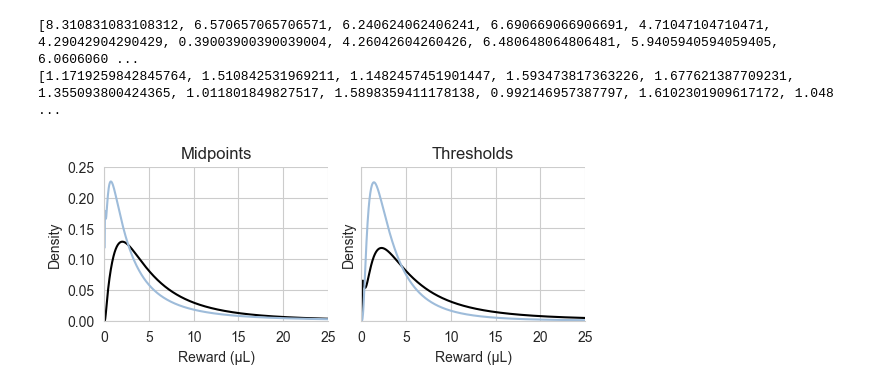
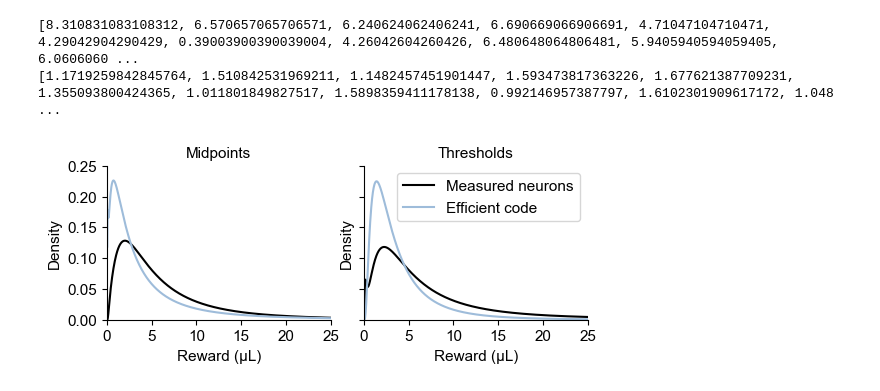
Before and after one commit to dongjae-kim/efficient-coding-dist-rl, a Jupyter notebook: Figures2.ipynb, the cells around one changed output. Cells and saved outputs as stored; diff of their text form; code cells hidden in the pictures.

```diff
--- a/Figures2.ipynb
+++ b/Figures2.ipynb
@@ -526,6 +526,12 @@ for i in range(len(neurons_all_)):
     _thresholds_constant.append(thresholds_constant[i])
     idx = np.argmin(np.abs(ec_moment.x - thresholds_constant[i]))
     _slopes_constant.append(first_derivative_sigmoid_func(ec_moment.x[idx],*neuorns_ps[i]))
+# %%
+
+import matplotlib as mpl
+mpl.style.use('default')
+plt.rcParams['font.family'] = 'Arial'
+plt.rcParams['font.size'] = 11
 # %%
 %matplotlib inline
 # scatter plot between _thresholds and _slopes
@@ -822,10 +829,19 @@ for i in range(len(ec_moment.neurons_)):
     # append ec_moment.x
     midpoints_models.append(ec_moment.x[idx])
 midpoints_models = np.array(midpoints_models)
+# %%
+import matplotlib as mpl
+mpl.style.use('default')
 # %%
 %matplotlib inline
+import matplotlib as mpl
+mpl.style.use('default')
+plt.rcParams['font.family'] = 'Arial'
+plt.rcParams['font.size'] = 11
 
 fig, ax = plt.subplots(1, 2, sharey=True, gridspec_kw={'wspace': 0.15})
+ax[0].grid(False)
+ax[1].grid(False)
 
 sigma = .8
 
@@ -838,6 +854,10 @@ ys = log_kde(midpoints_models, np.ones(39)/39, sigma, ec_moment.x[:8500])
 ax[0].plot(ec_moment.x[:8500], ys, color='#9ebcda')
 ax[0].set_xlim(0, 25)
 ax[0].set_ylim(0, .25)
+# set x ticks and y ticks
+ax[0].set_xticks([0, 5, 10, 15, 20, 25])
+ax[0].set_yticks([0, .05, .1, .15, .2, .25])
+
 ax[0].spines['right'].set_visible(False)
 ax[0].spines['top'].set_visible(False)
 
@@ -847,33 +867,38 @@ ys = log_kde(_thresholds, np.ones(39)/39,sigma, ec_moment.x[:8500])
 ax[1].plot(ec_moment.x[:8500], ys, color='k')
 xs = np.log(ec_moment.x[:8500])
 ys = log_kde(_thresholds_constant, np.ones(39)/39,sigma, ec_moment.x[:8500])
 ax[1].plot(ec_moment.x[:8500], ys, color='#9ebcda')
 ax[1].set_xlim(0, 25)
 ax[1].set_ylim(0, .25)
+ax[1].set_xticks([0, 5, 10, 15, 20, 25])
+ax[1].set_yticks([0, .05, .1, .15, .2, .25])
+
 ax[1].spines['right'].set_visible(False)
 ax[1].spines['top'].set_visible(False)
 # plt.plot(ec_moment.x[:8500], ys,color='#9ebcda')
 # ax.vlines(midpoints, 0, .012*np.ones(midpoints.shape),colors='#9ebcda')
 # ax.spines['right'].set_visible(False)
 # ax.spines['top'].set_visible(False)
 
 # proper size
 fig.set_figwidth(6.2)
 fig.set_figheight(2)
 # set x and y labels
 ax[0].set_xlabel('Reward (µL)')
 ax[0].set_ylabel('Density')
 ax[1].set_xlabel('Reward (µL)')
 ax[1].set_ylabel('Density')
 
 # set titles
-ax[0].set_title('Midpoints')
-ax[1].set_title('Thresholds')
+ax[0].set_title('Midpoints', fontsize=11)
+ax[1].set_title('Thresholds', fontsize=11)
 
+# figure legend
+ax[1].legend(['Measured neurons', 'Efficient code'], loc='upper right', frameon=True)
 
 
 plt.savefig('./figures/midpoints_thresholds.png', bbox_inches='tight')
 plt.savefig('./figures/midpoints_thresholds.pdf', bbox_inches='tight')
 plt.show()
 # %% [output]
-[figure, old version]
+[figure, new version]
```
Also changed, not shown: parts of 3 cells of this notebook, 29 other files.
